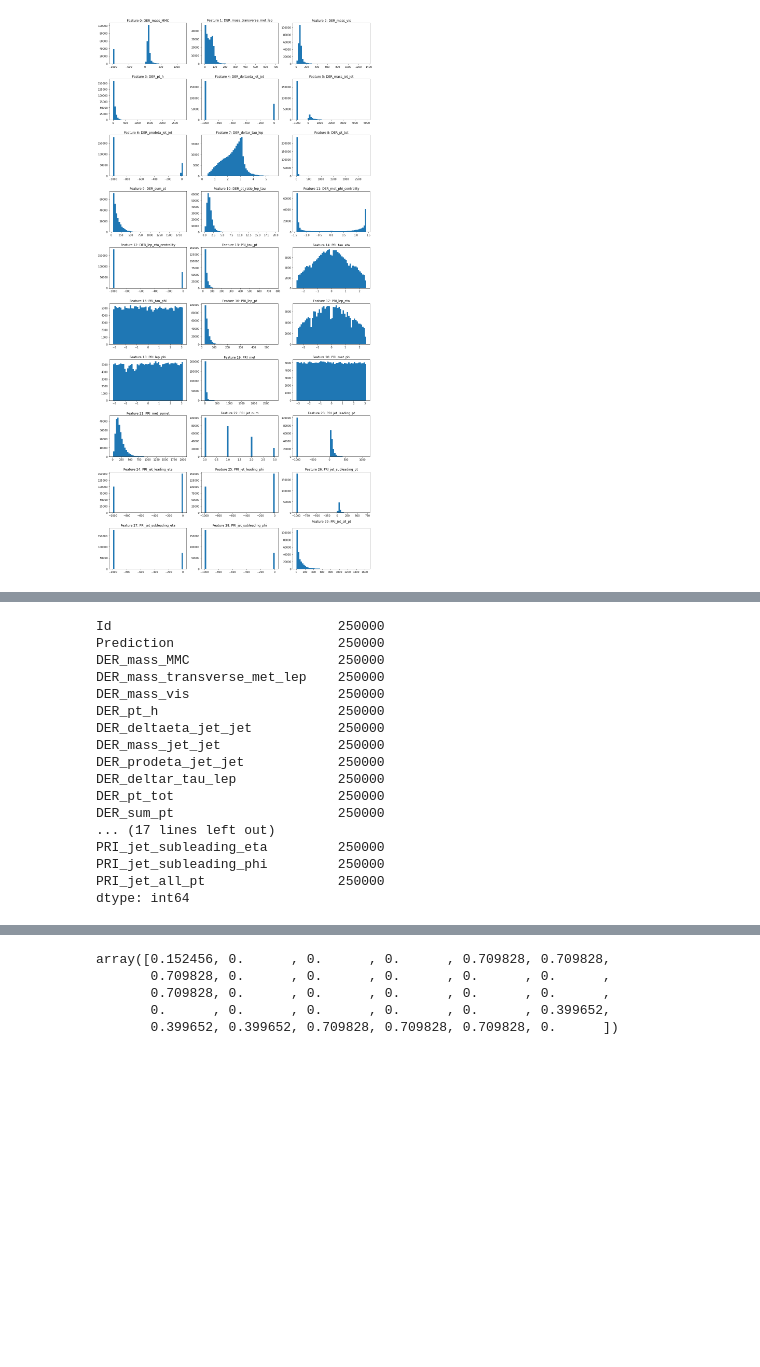
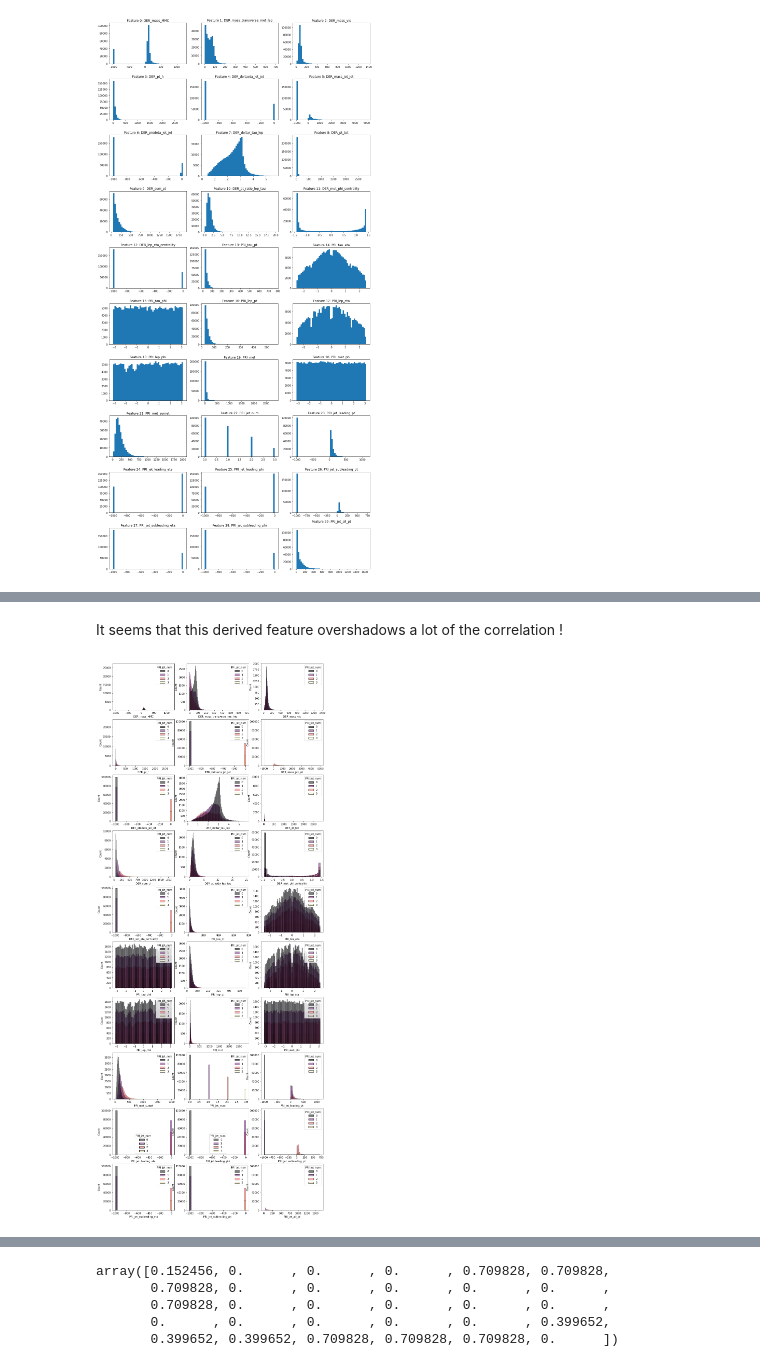
Before and after one commit to mismayil/higgs-boson, a Jupyter notebook: notebooks/exploration.ipynb, the cells around one changed output, grey strips where cells are left out. Cells and saved outputs as stored; diff of their text form; code cells hidden in the pictures; blank space fills up the shorter version.

```diff
--- a/notebooks/exploration.ipynb
+++ b/notebooks/exploration.ipynb
@@ -64,20 +116,6 @@ sns.heatmap(corr, mask=mask, cmap=cmap, vmax=.3, center=0,
-# %%
-df.count()
-# %% [output]
-Id                             250000
-Prediction                     250000
-DER_mass_MMC                   250000
-DER_mass_transverse_met_lep    250000
-DER_mass_vis                   250000
-DER_pt_h                       250000
-DER_deltaeta_jet_jet           250000
-DER_mass_jet_jet               250000
-DER_prodeta_jet_jet            250000
-DER_deltar_tau_lep             250000
-DER_pt_tot                     250000
-DER_sum_pt                     250000
-... (17 lines left out)
-PRI_jet_subleading_eta         250000
-PRI_jet_subleading_phi         250000
-PRI_jet_all_pt                 250000
-dtype: int64
+# %% [markdown]
+It seems that this derived feature overshadows a lot of the correlation !
+# %%
+seaborn_plot_features(df, "PRI_jet_num")
+# %% [output]
+[figure, added]
```
Also changed, not shown: parts of 16 cells of this notebook, 1 other file.
